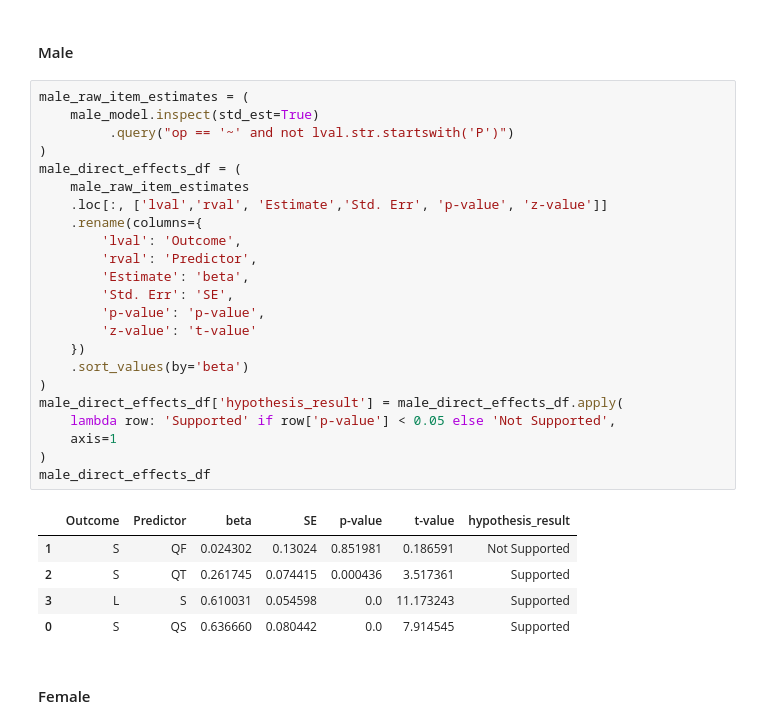
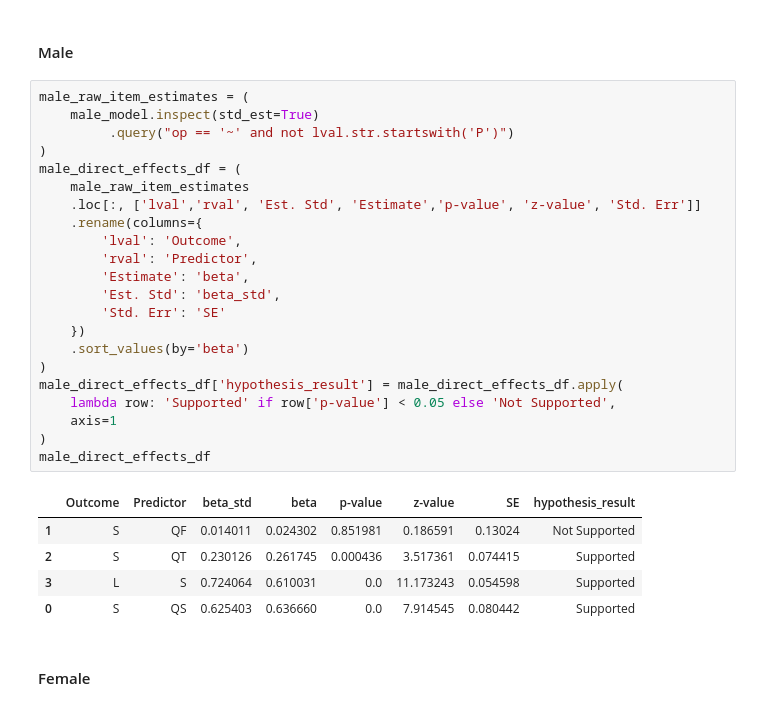
Before and after one commit to VictorValar/python-structural-equation-modeling-guide, a Jupyter notebook: Practice 3/practice_3.ipynb, the cells around one changed output. Saved outputs shown, nothing was run; the diff lists cells and outputs as text.

```diff
--- a/Practice 3/practice_3.ipynb
+++ b/Practice 3/practice_3.ipynb
@@ -141,32 +141,31 @@ Params: 0.856 1.116 1.141 0.677 1.221 1.011 1.166 1.016 0.902 0.906 1.085 1.105
 # %%
 male_raw_item_estimates = (
     male_model.inspect(std_est=True)
          .query("op == '~' and not lval.str.startswith('P')")
 )
 male_direct_effects_df = (
     male_raw_item_estimates
-    .loc[:, ['lval','rval', 'Estimate','Std. Err', 'p-value', 'z-value']]
+    .loc[:, ['lval','rval', 'Est. Std', 'Estimate','p-value', 'z-value', 'Std. Err']]
     .rename(columns={
         'lval': 'Outcome',
         'rval': 'Predictor',
         'Estimate': 'beta',
-        'Std. Err': 'SE',
-        'p-value': 'p-value',
-        'z-value': 't-value'
+        'Est. Std': 'beta_std',
+        'Std. Err': 'SE'
     })
     .sort_values(by='beta')
 )
 male_direct_effects_df['hypothesis_result'] = male_direct_effects_df.apply(
     lambda row: 'Supported' if row['p-value'] < 0.05 else 'Not Supported',
     axis=1
 )
 male_direct_effects_df
 # %% [output]
-|  | Outcome | Predictor | beta | SE | p-value | t-value | hypothesis_result |
-| 1 | S | QF | 0.024302 | 0.13024 | 0.851981 | 0.186591 | Not Supported |
-| 2 | S | QT | 0.261745 | 0.074415 | 0.000436 | 3.517361 | Supported |
-| 3 | L | S | 0.610031 | 0.054598 | 0.0 | 11.173243 | Supported |
-| 0 | S | QS | 0.636660 | 0.080442 | 0.0 | 7.914545 | Supported |
+|  | Outcome | Predictor | beta_std | beta | p-value | z-value | SE | hypothesis_result |
+| 1 | S | QF | 0.014011 | 0.024302 | 0.851981 | 0.186591 | 0.13024 | Not Supported |
+| 2 | S | QT | 0.230126 | 0.261745 | 0.000436 | 3.517361 | 0.074415 | Supported |
+| 3 | L | S | 0.724064 | 0.610031 | 0.0 | 11.173243 | 0.054598 | Supported |
+| 0 | S | QS | 0.625403 | 0.636660 | 0.0 | 7.914545 | 0.080442 | Supported |
 # %% [markdown]
 #### Female
 # %%
```
Also changed, not shown: parts of 15 cells of this notebook.
